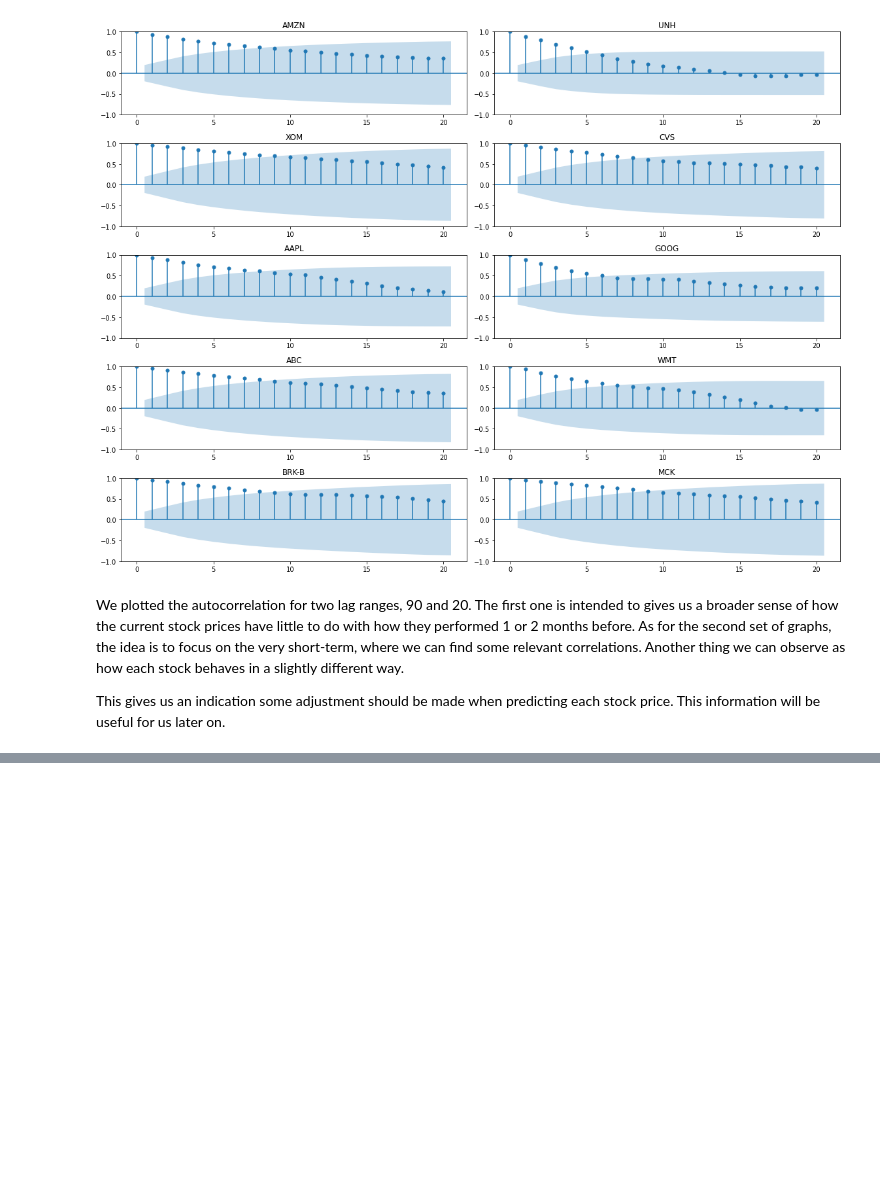
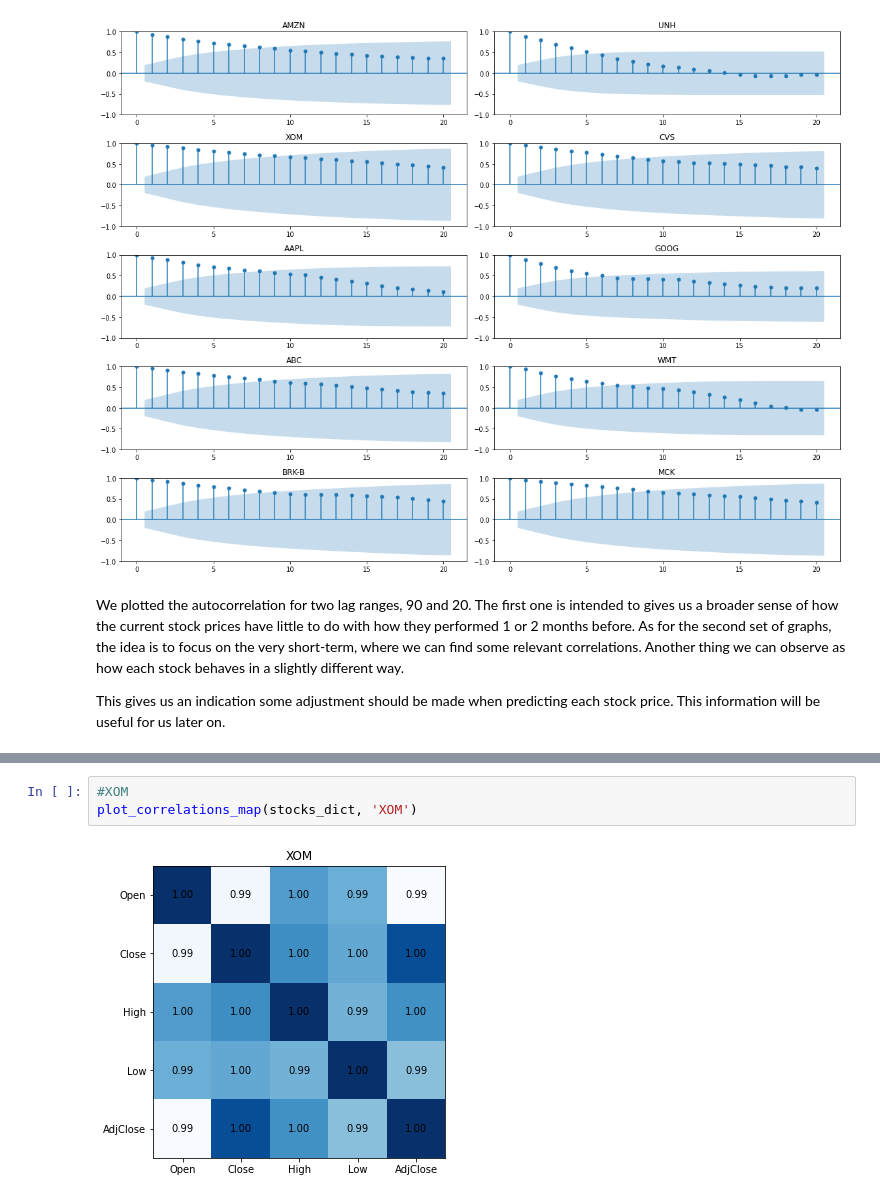
Before and after one commit to epdrumond/stock_prediction_pipeline, a Jupyter notebook: investigating_stock_prices.ipynb, the cells around one changed output, grey strips where cells are left out. Cells and saved outputs as stored; diff of their text form; blank space fills up the shorter version.

```diff
--- a/investigating_stock_prices.ipynb
+++ b/investigating_stock_prices.ipynb
@@ -211,0 +251,5 @@ This gives us an indication some adjustment should be made when predicting each
+# %%
+#XOM
+plot_correlations_map(stocks_dict, 'XOM')
+# %% [output]
+[figure, added]
```
Also changed, not shown: parts of 31 cells of this notebook.
